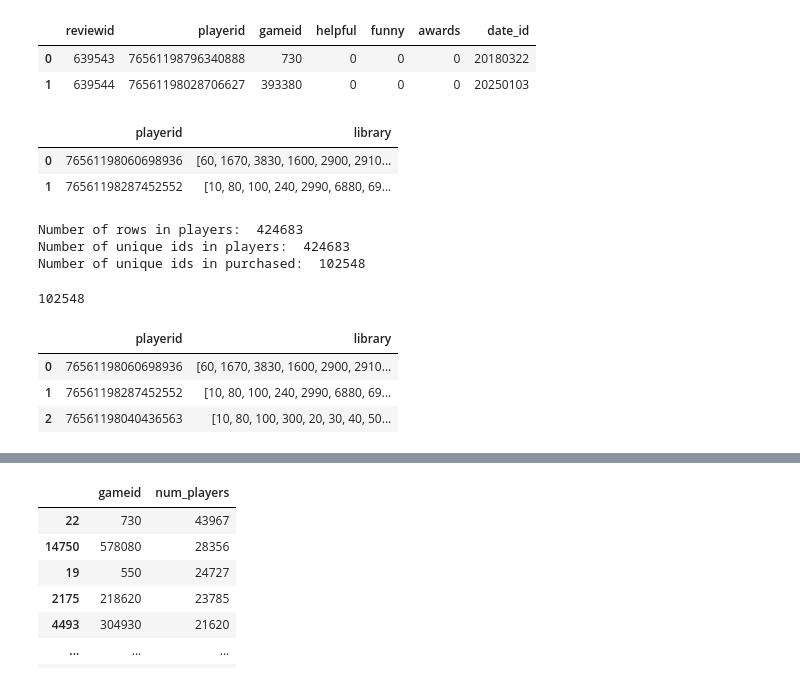
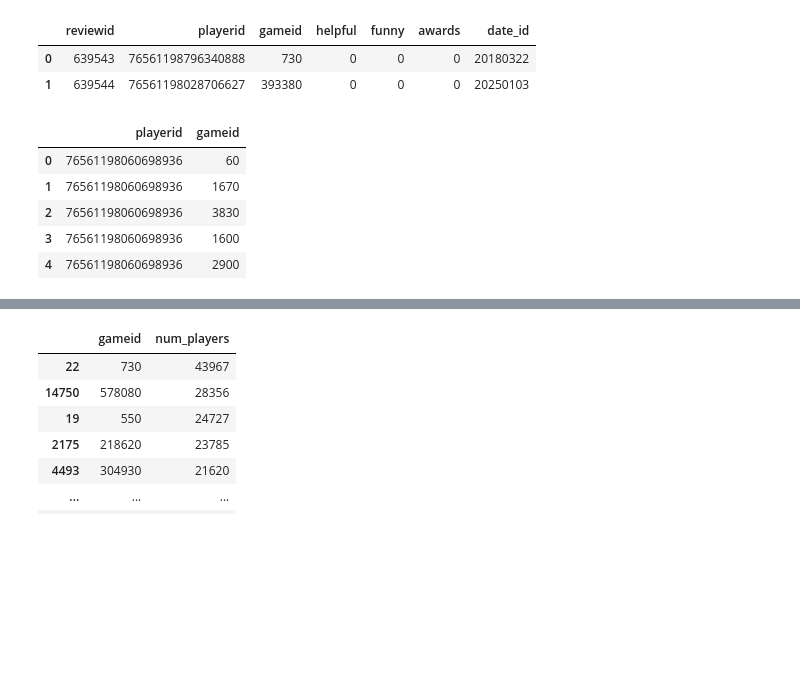
Before and after one commit to timmy1996/games, a Jupyter notebook: notebooks/data_normalisation.ipynb, the cells around one changed output, grey strips where cells are left out. Drawn from its saved outputs; the diff is of its cells as text; code cells hidden in the pictures; blank space fills up the shorter version.

```diff
--- a/notebooks/data_normalisation.ipynb
+++ b/notebooks/data_normalisation.ipynb
@@ -151,26 +157,9 @@ purchased_games = pd.read_csv('../data_steam/raw/purchased_games.csv')
 # %%
-purchased_games['library'] = purchased_games['library'].apply(lambda x: ast.literal_eval(x) if isinstance(x, str) else x)
-purchased_games.head(2)
+library.head()
 # %% [output]
-|  | playerid | library |
-| 0 | 76561198060698936 | [60, 1670, 3830, 1600, 2900, 2910... |
-| 1 | 76561198287452552 | [10, 80, 100, 240, 2990, 6880, 69... |
+|  | playerid | gameid |
+| 0 | 76561198060698936 | 60 |
+| 1 | 76561198060698936 | 1670 |
+| 2 | 76561198060698936 | 3830 |
+| 3 | 76561198060698936 | 1600 |
+| 4 | 76561198060698936 | 2900 |
-# %%
-print("Number of rows in players: ",len(players) )
-print("Number of unique ids in players: ",players["playerid"].nunique())
-print("Number of unique ids in purchased: ",purchased_games["playerid"].nunique())
-
-m = purchased_games[purchased_games['playerid'].isin(players['playerid'])]
-len(m)
-# %% [output]
-Number of rows in players:  424683
-Number of unique ids in players:  424683
-Number of unique ids in purchased:  102548
-102548
-# %%
-purchased_games.head(3)
-# %% [output]
-|  | playerid | library |
-| 0 | 76561198060698936 | [60, 1670, 3830, 1600, 2900, 2910... |
-| 1 | 76561198287452552 | [10, 80, 100, 240, 2990, 6880, 69... |
-| 2 | 76561198040436563 | [10, 80, 100, 300, 20, 30, 40, 50... |
```
Also changed, not shown: parts of 18 cells of this notebook, 8 other files.
